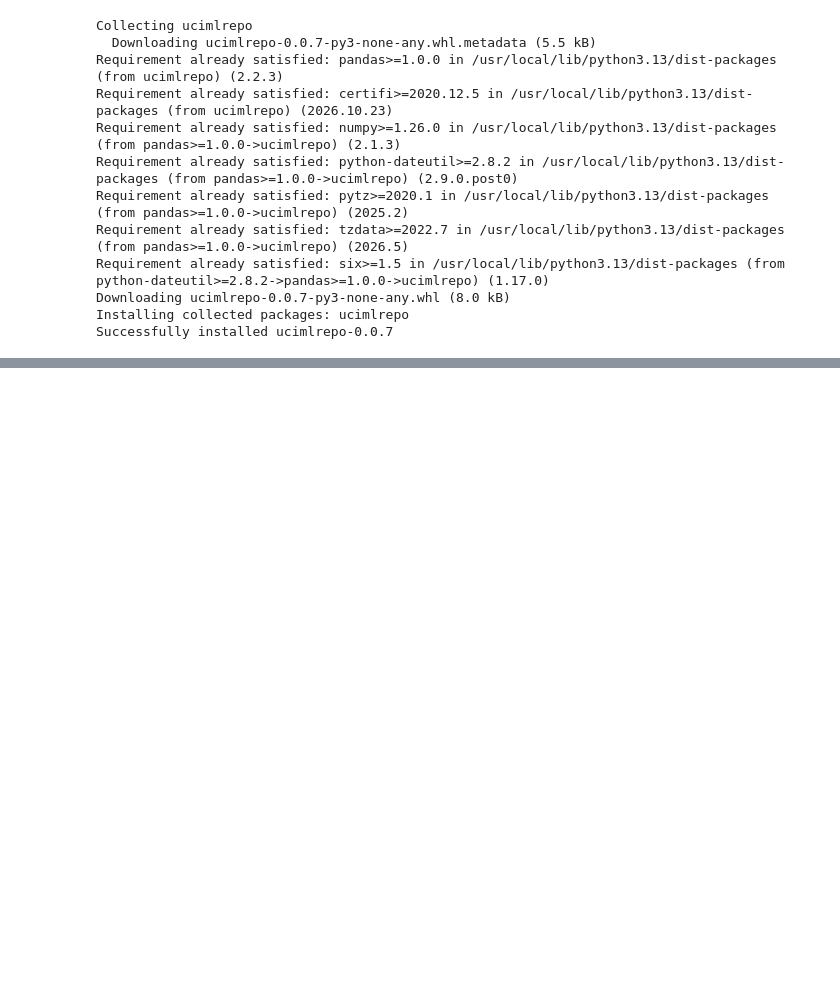
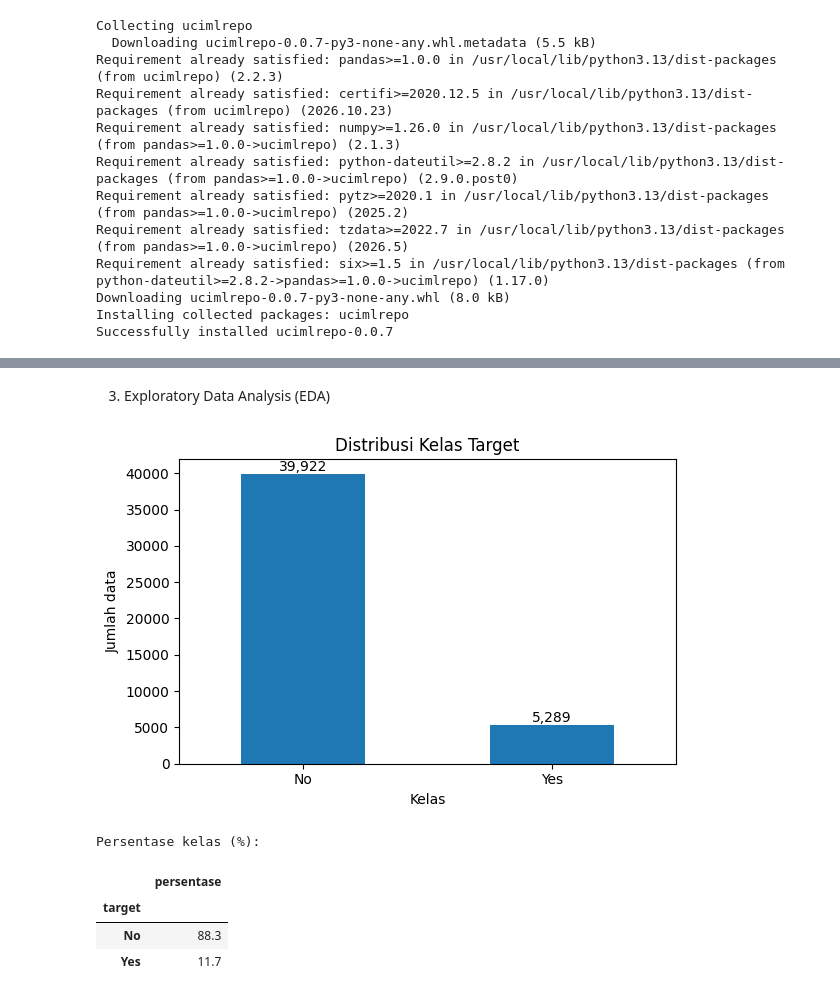
Before and after one commit to VincentArfan/Prediksi-Deposito-Bank, a Jupyter notebook: DeepLearning_Tugas1.ipynb, the cells around one changed output, grey strips where cells are left out. Cells and saved outputs as stored; diff of their text form; code cells hidden in the pictures; blank space fills up the shorter version.

```diff
--- a/DeepLearning_Tugas1.ipynb
+++ b/DeepLearning_Tugas1.ipynb
@@ -714,0 +177,31 @@ Artefak model Tuned ('mlp_bank_marketing.h5', 'scaler.pkl', 'kolom_fitur.pkl') b
+# %% [markdown]
+3. Exploratory Data Analysis (EDA)
+# %%
+# Distribusi kelas target
+class_counts = df_raw["target"].value_counts().sort_index()
+class_percent = (class_counts / len(df_raw) * 100).round(2)
+
+ax = class_counts.rename(index={0: "No", 1: "Yes"}).plot(
+    kind="bar", figsize=(6, 4), rot=0
+)
+ax.set_title("Distribusi Kelas Target")
+ax.set_xlabel("Kelas")
+ax.set_ylabel("Jumlah data")
+for bar in ax.patches:
+    ax.annotate(
+        f"{int(bar.get_height()):,}",
+        (bar.get_x() + bar.get_width() / 2, bar.get_height()),
+        ha="center", va="bottom"
+    )
+plt.tight_layout()
+plt.show()
+
+print("Persentase kelas (%):")
+display(class_percent.rename(index={0: "No", 1: "Yes"}).to_frame("persentase"))
+# %% [output]
+[figure, added]
+Persentase kelas (%):
+|  | persentase |
+| target |  |
+| No | 88.3 |
+| Yes | 11.7 |
```
Also changed, not shown: parts of 77 cells of this notebook, 15 other files.
